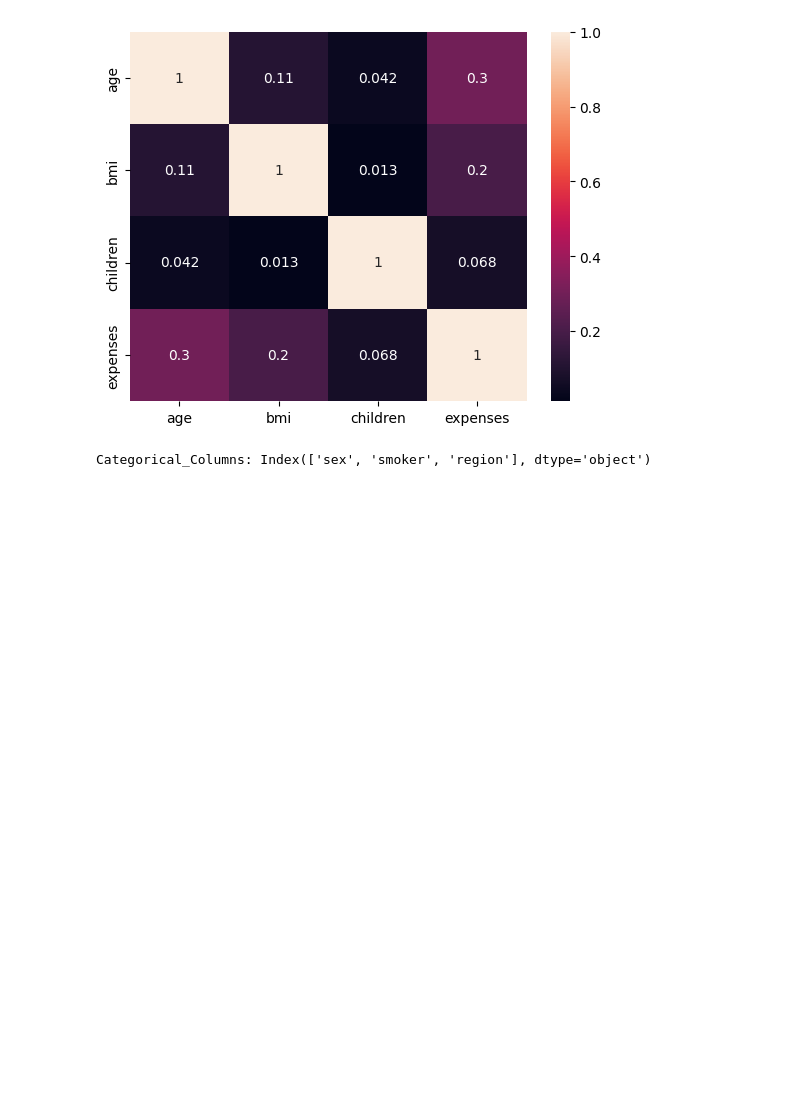
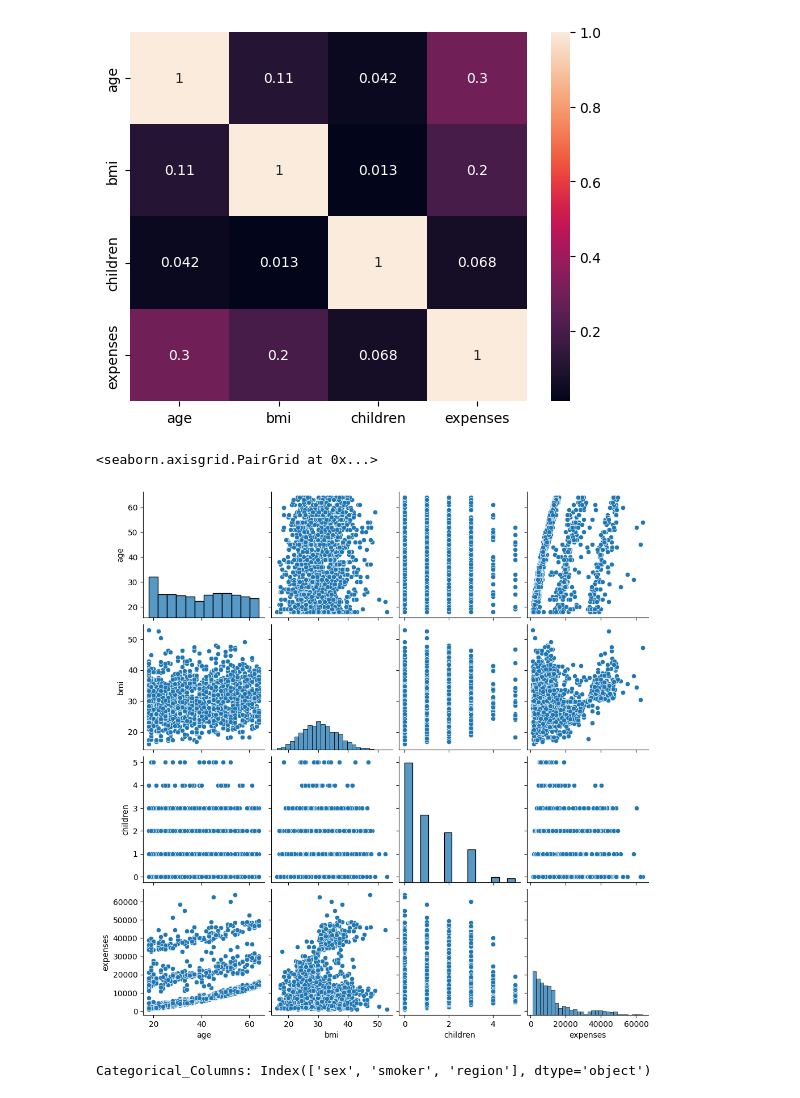
Before and after one commit to VaibhavJoshi95/Internship-InsurancePremiumPrediction, a Jupyter notebook: notebooks/EDA.ipynb, the cells around one changed output. Cells and saved outputs as stored; diff of their text form; code cells hidden in the pictures; blank space fills up the shorter version.

```diff
--- a/notebooks/EDA.ipynb
+++ b/notebooks/EDA.ipynb
@@ -127,6 +127,11 @@ sns.heatmap(df.corr(numeric_only=True),annot=True)
 # %% [output]
 <Axes: >
 [figure]
+# %%
+sns.pairplot(df)
+# %% [output]
+<seaborn.axisgrid.PairGrid at 0x...>
+[figure, added]
 # %%
 print('Categorical_Columns:',categorical_columns)
 # %% [output]
```
Also changed, not shown: 2 other files.
